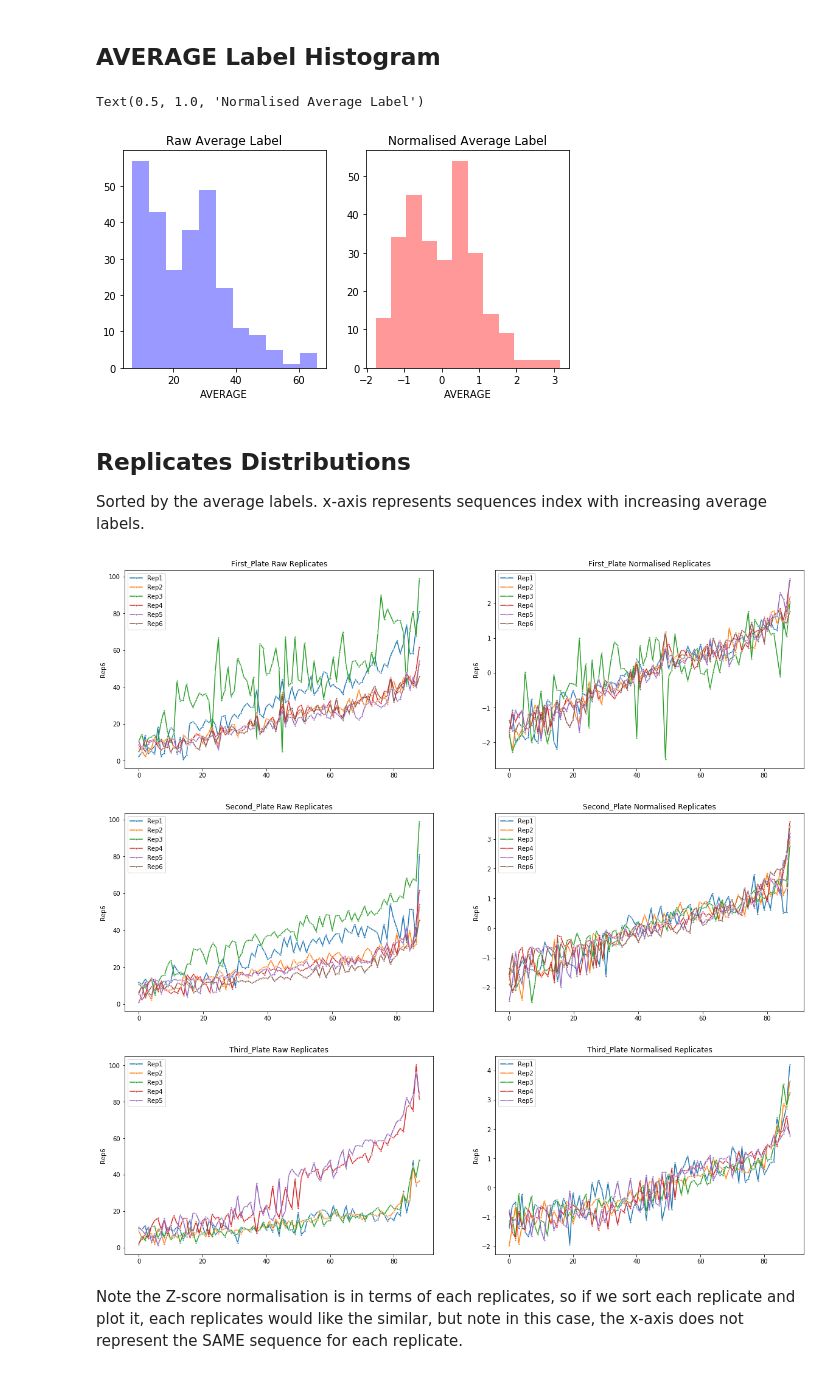
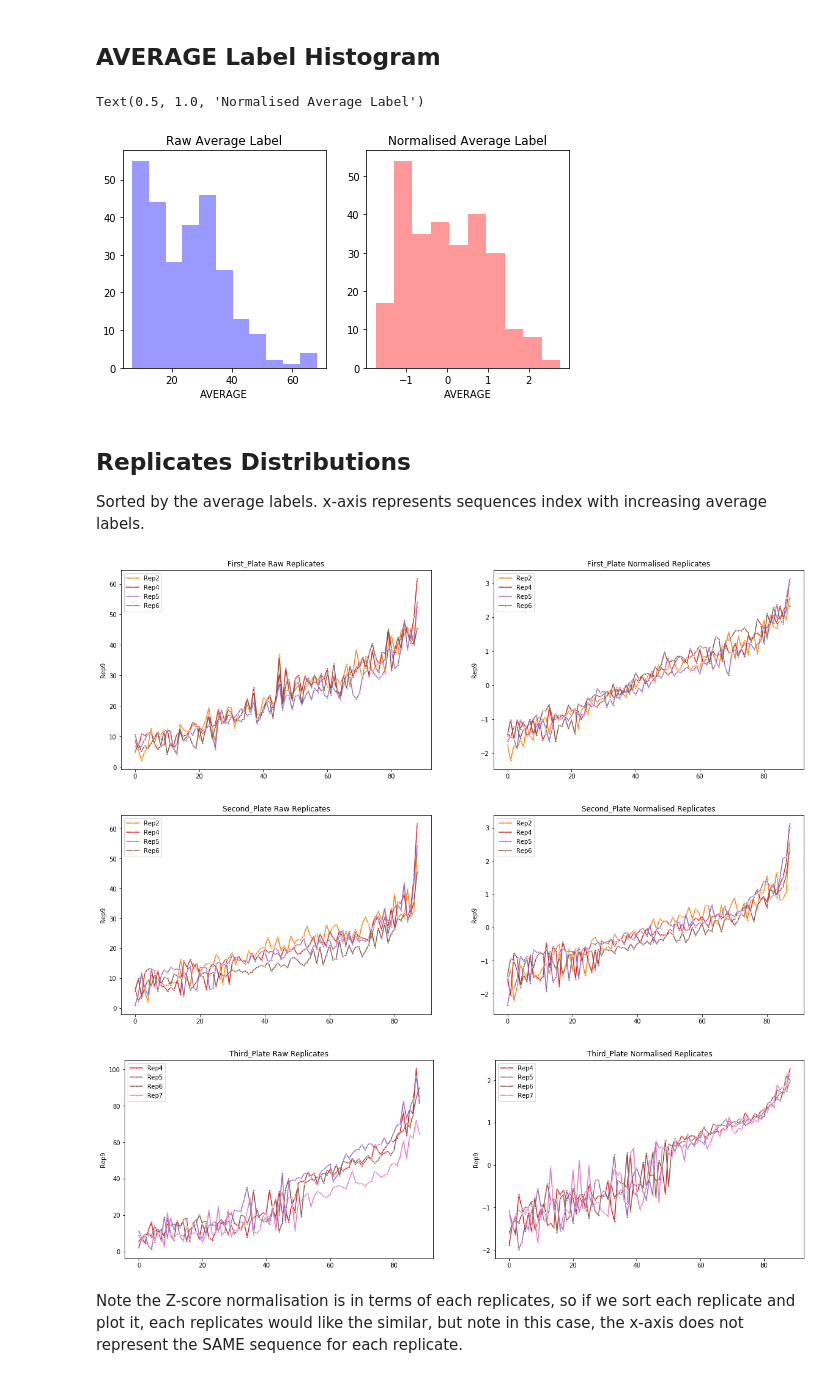
Before and after one commit to mholowko/Solaris, a Jupyter notebook: notebooks/result_analysis/Data_visualisation.ipynb, the cells around one changed output. Drawn from its saved outputs; the diff is of its cells as text; code cells hidden in the pictures.

```diff
--- a/notebooks/result_analysis/Data_visualisation.ipynb
+++ b/notebooks/result_analysis/Data_visualisation.ipynb
@@ -39,8 +39,8 @@ import warnings
 # Path_raw = '../../data/Results_Microplate_normFalse_formatSeq_logTrue.csv'
 # Path_normalised = '../../data/Results_Microplate_normTrue_plateRep_formatSeq_logTrue.csv'
 
-Path_raw = '../../data/Results_Microplate_partialFalse_normFalse_formatSeq_logTrue.csv'
-Path_normalised = '../../data/Results_Microplate_partialFalse_normTrue_plateRep_formatSeq_logTrue.csv'
+Path_raw = '../../data/Results_Microplate_partialTrue_normFalse_formatSeq_logTrue.csv'
+Path_normalised = '../../data/Results_Microplate_partialTrue_normTrue_roundRep_formatSeq_logTrue.csv'
 
 df_raw = pd.read_csv(Path_raw)
 df_normalised = pd.read_csv(Path_normalised)
@@ -88,7 +88,7 @@ sns.distplot(df_normalised['AVERAGE'], kde=False, color="r", ax=axes[1])
 axes[1].set_title('Normalised Average Label')
 # %% [output]
 Text(0.5, 1.0, 'Normalised Average Label')
-[figure, old version]
+[figure, new version]
 # %% [markdown]
 ## Replicates Distributions
 
@@ -96,24 +96,24 @@ Sorted by the average labels. x-axis represents sequences index with increasing
 # %%
 for plate_name in ['First_Plate', 'Second_Plate', 'Third_Plate']:
     df_raw_plate = df_raw[df_raw['Plate'] == plate_name]
     df_normalised_plate = df_normalised[df_normalised['Plate'] == plate_name]
 
     sorted_by_ave_df_raw = df_raw_plate.sort_values(by = ['AVERAGE'])
     sorted_by_ave_df_normalised = df_normalised_plate.sort_values(by = ['AVERAGE'])
 
     f, axes = plt.subplots(1, 2, figsize=(20, 6), sharex=False)
 
-    for i in ['Rep1', 'Rep2', 'Rep3', 'Rep4', 'Rep5', 'Rep6']:
+    for i in ['Rep1', 'Rep2', 'Rep3', 'Rep4', 'Rep5', 'Rep6','Rep7', 'Rep8', 'Rep9',]:
         sns.lineplot(range(len(sorted_by_ave_df_raw[i])), sorted_by_ave_df_raw[i], label = str(i), marker = '.', ax = axes[0])
         sns.lineplot(range(len(sorted_by_ave_df_normalised[i])), sorted_by_ave_df_normalised[i], label = str(i), marker = '.', ax = axes[1])
     axes[0].set_title(plate_name + ' Raw Replicates')
     axes[1].set_title(plate_name + ' Normalised Replicates')
 
     plt.show()
 # %% [output]
-[figure, old version]
+[figure, new version]
-[figure, old version]
+[figure, new version]
-[figure, old version]
+[figure, new version]
 # %% [markdown]
 Note the Z-score normalisation is in terms of each replicates, so if we sort each replicate and plot it, each replicates would like the similar, but note in this case, the x-axis does not represent the SAME sequence for each replicate.
 # %%
```
Also changed, not shown: parts of 10 cells of this notebook, 8 other files.
